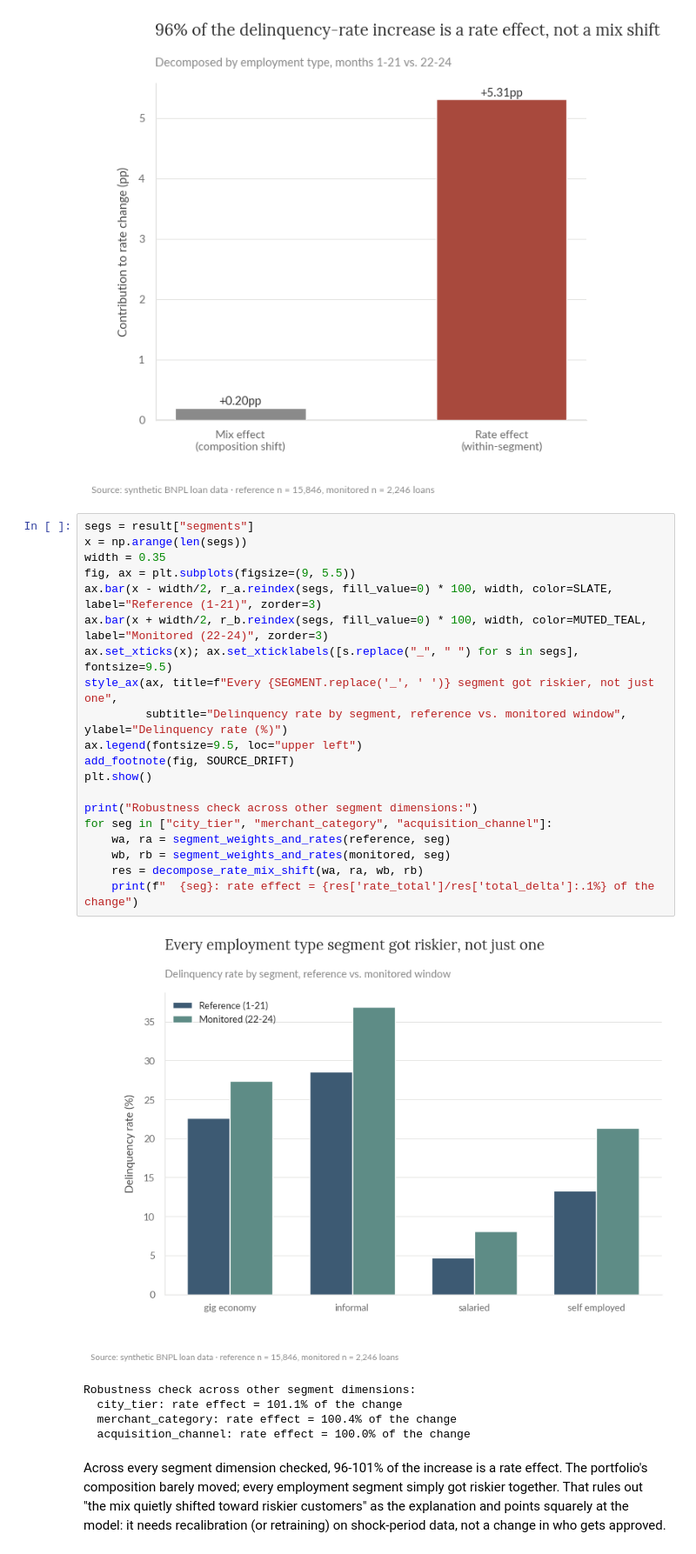
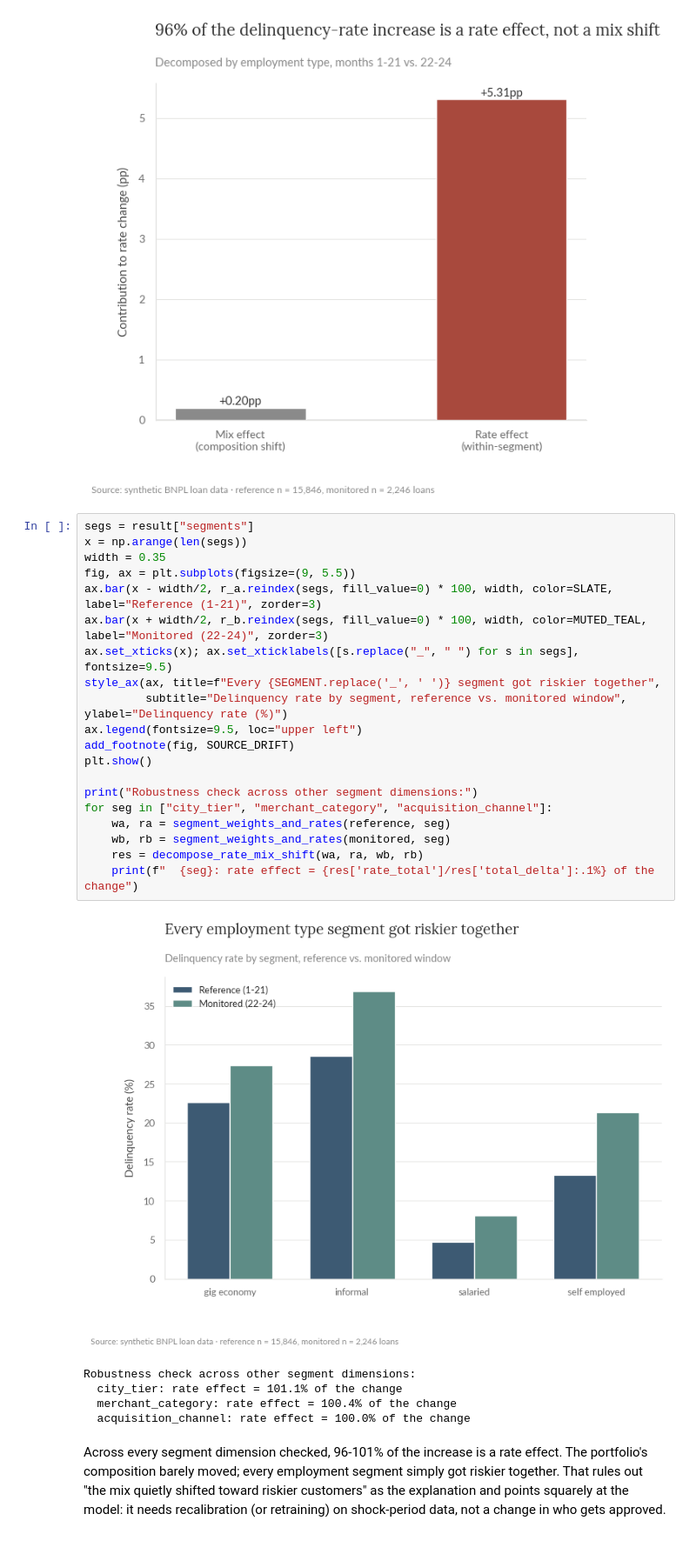
Before and after one commit to gus-morales/work-showcase, a Jupyter notebook: projects/01-delinquency-risk-model/notebooks/01_delinquency_risk_model.ipynb, the cells around one changed output. Shown at 87% size. Cells and saved outputs as stored; diff of their text form.

```diff
--- a/projects/01-delinquency-risk-model/notebooks/01_delinquency_risk_model.ipynb
+++ b/projects/01-delinquency-risk-model/notebooks/01_delinquency_risk_model.ipynb
@@ -518,25 +518,25 @@ plt.show()
 # %%
 segs = result["segments"]
 x = np.arange(len(segs))
 width = 0.35
 fig, ax = plt.subplots(figsize=(9, 5.5))
 ax.bar(x - width/2, r_a.reindex(segs, fill_value=0) * 100, width, color=SLATE, label="Reference (1-21)", zorder=3)
 ax.bar(x + width/2, r_b.reindex(segs, fill_value=0) * 100, width, color=MUTED_TEAL, label="Monitored (22-24)", zorder=3)
 ax.set_xticks(x); ax.set_xticklabels([s.replace("_", " ") for s in segs], fontsize=9.5)
-style_ax(ax, title=f"Every {SEGMENT.replace('_', ' ')} segment got riskier, not just one",
+style_ax(ax, title=f"Every {SEGMENT.replace('_', ' ')} segment got riskier together",
          subtitle="Delinquency rate by segment, reference vs. monitored window", ylabel="Delinquency rate (%)")
 ax.legend(fontsize=9.5, loc="upper left")
 add_footnote(fig, SOURCE_DRIFT)
 plt.show()
 
 print("Robustness check across other segment dimensions:")
 for seg in ["city_tier", "merchant_category", "acquisition_channel"]:
     wa, ra = segment_weights_and_rates(reference, seg)
     wb, rb = segment_weights_and_rates(monitored, seg)
     res = decompose_rate_mix_shift(wa, ra, wb, rb)
     print(f"  {seg}: rate effect = {res['rate_total']/res['total_delta']:.1%} of the change")
 # %% [output]
-[figure, old version]
+[figure, new version]
 Robustness check across other segment dimensions:
   city_tier: rate effect = 101.1% of the change
   merchant_category: rate effect = 100.4% of the change
```
Also changed, not shown: parts of 1 cell of this notebook, 8 other files.
